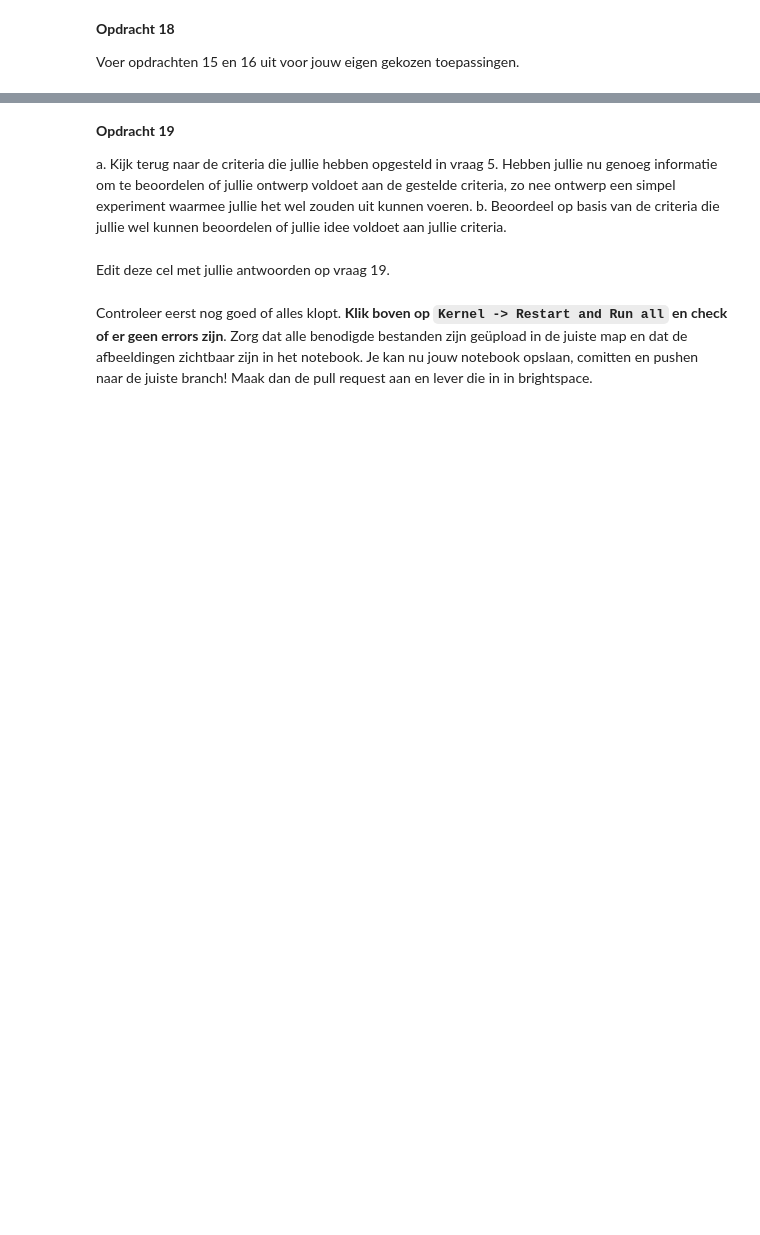
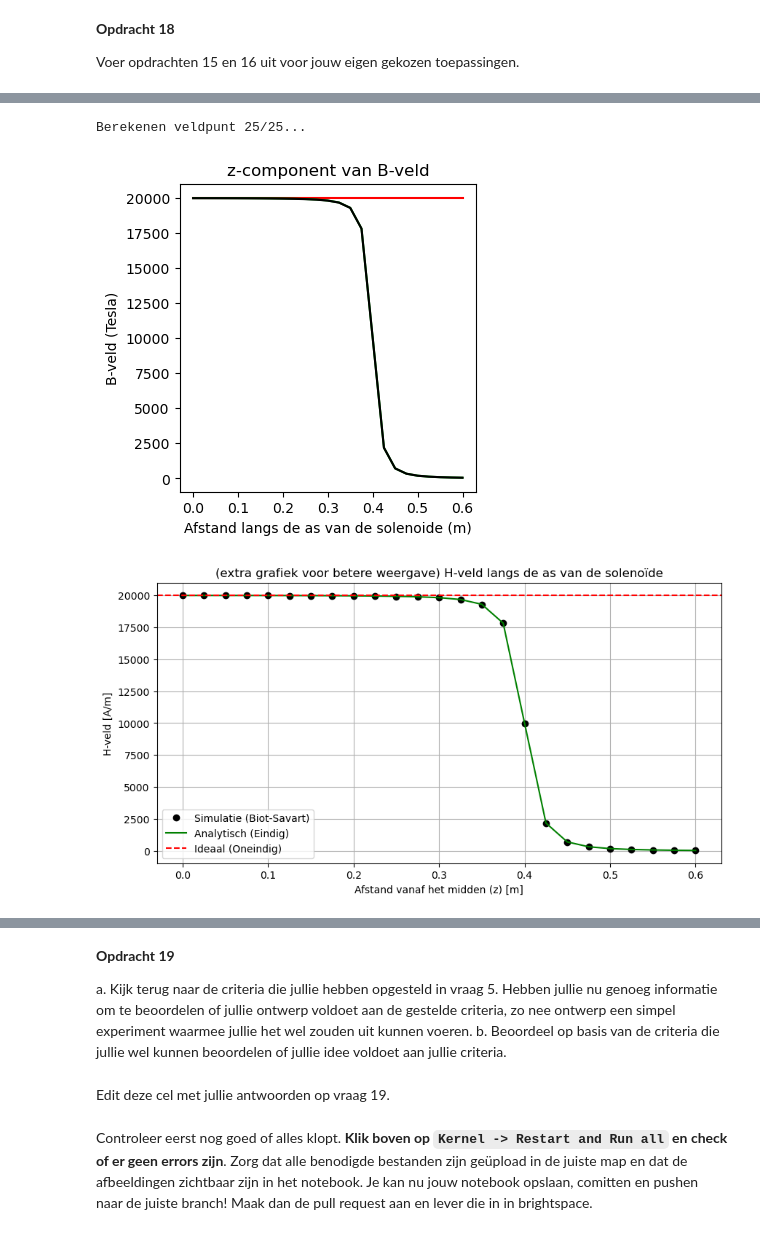
Before and after one commit to carstenschroevers-eng/opdrachten-DEF-D, a Jupyter notebook: DigitaleOntwerpopdrachten/2KrachtactuatorOpdracht/KrachtactuatorOpdracht.ipynb, the cells around one changed output, grey strips where cells are left out. Drawn from its saved outputs; the diff is of its cells as text; code cells hidden in the pictures; blank space fills up the shorter version.

```diff
--- a/DigitaleOntwerpopdrachten/2KrachtactuatorOpdracht/KrachtactuatorOpdracht.ipynb
+++ b/DigitaleOntwerpopdrachten/2KrachtactuatorOpdracht/KrachtactuatorOpdracht.ipynb
@@ -736,0 +880,79 @@ Voer opdrachten 15 en 16 uit voor jouw eigen gekozen toepassingen.
+# %%
+
+#Rups-truck
+
+L_sol_rups = 0.8 #m
+r_s_rups = 0.020 #m
+aantal_omwentelingen_rups = 400
+Ldraad_totaal_rups = 52.15 #m
+I_rups = 40 #A
+V_rups = 12 #V
+rdraadrups = 0.00075 #m
+# %%
+#Stap 1: Field current element opnieuw berekenen
+
+xvarrups, yvarrups, zvarrups = parametrisatie(N_punten, r_s_rups, aantal_omwentelingen_rups, L_sol_rups)
+
+#Stap 2: Sommatie
+
+punten_draad_rups = np.vstack((xvarrups, yvarrups, zvarrups)).T
+
+#Stap 3: generatie van dimensiecontributies
+
+n_axrups = 25
+z_axrups = np.linspace(0, 1.5 * L_sol_rups / 2, n_axrups)
+H_axrups = np.zeros(n_axrups)
+
+#stap 4: Field maken
+
+for i_fieldr in range(n_axrups):
+    print(f"\rBerekenen veldpunt {i_fieldr+1}/{n_axrups}...", end="")
+
+    r_field_rups = np.array([0, 0, z_axrups[i_fieldr]])
+    H_simulated_rups = np.array([0.0, 0.0, 0.0])
+
+    for i_source in range(len(punten_draad_rups) - 1):
+        r_source_rups = punten_draad_rups[i_source]
+        dlrups = punten_draad_rups[i_source+1] - punten_draad_rups[i_source]
+        r_diff_rups = r_field_rups - r_source_rups
+        afstand_rups = np.linalg.norm(r_diff_rups)
+        kruis_prod_rups = np.cross(dlrups, r_diff_rups)
+        dH_rups = (I_rups/ (4 * np.pi)) * (kruis_prod_rups / afstand_rups**3)
+        H_simulated_rups += dH_rups
+
+
+    H_axrups[i_fieldr] = H_simulated_rups[2]
+
+#stap 5 model berekenen
+
+nrups = aantal_omwentelingen_rups / L_sol_rups
+H_ideaalrups = nrups * I_rups * np.ones(len(z_axrups))
+
+# dit is nog een aardige analytische uitdrukking die je kan uitrekenen voor de z-component op de as van een solenoide met eindige lengte
+H_veld_analytischrups=(aantal_omwentelingen_rups*I_rups/L_sol_rups/2)*((L_sol_rups/2-z_axrups)/np.sqrt((z_axrups- L_sol_rups/2)**2 + r_s_rups**2)+(L_sol_rups/2+z_axrups)/np.sqrt((z_axrups+ L_sol_rups/2)**2 + r_s_rups**2))
+
+plt.figure(figsize=[13,4])
+plt.subplot(131)
+plt.title('z-component van B-veld')
+plt.plot(z_axrups, H_ideaalrups, '-r', label='ideaal')
+plt.plot(z_axrups, H_veld_analytischrups, '-g', label='analytisch')
+plt.plot(z_axrups, H_axrups, '-k', label='simulatie')
+plt.xlabel('Afstand langs de as van de solenoide (m)')
+plt.ylabel('B-veld (Tesla)')
+plt.show()
+
+plt.figure(figsize=[10, 5])
+plt.plot(z_axrups, H_axrups, 'ko', label='Simulatie (Biot-Savart)')
+plt.plot(z_axrups, H_veld_analytischrups, '-g', label='Analytisch (Eindig)')
+plt.axhline(y=H_ideaalrups[0], color='r', linestyle='--', label='Ideaal (Oneindig)')
+
+plt.title('(extra grafiek voor betere weergave) H-veld langs de as van de solenoïde')
+plt.xlabel('Afstand vanaf het midden (z) [m]')
+plt.ylabel('H-veld [A/m]')
+plt.legend()
+plt.grid(True)
+plt.show()
+# %% [output]
+Berekenen veldpunt 25/25...
+[figure, added]
+[figure, added]
```
Also changed, not shown: parts of 6 cells of this notebook.
